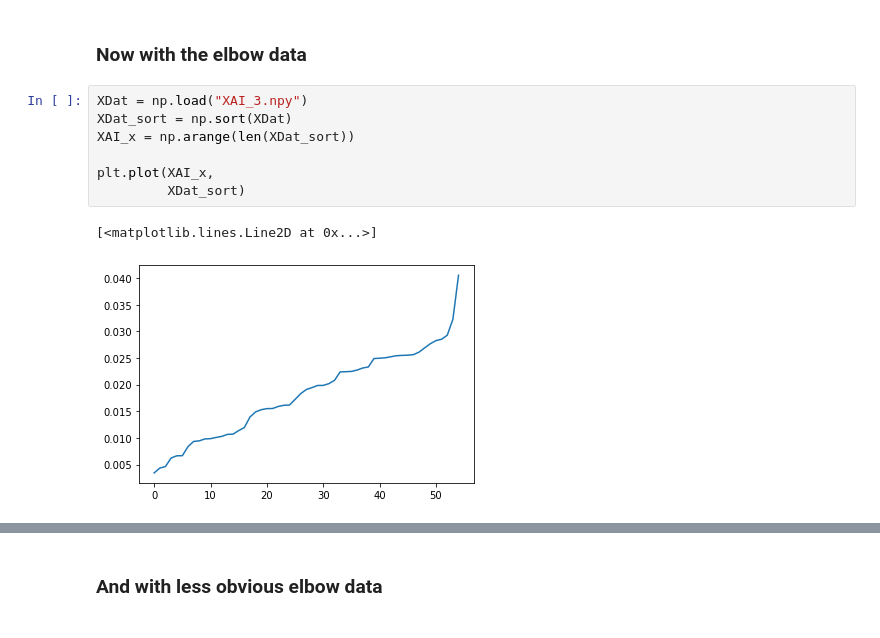
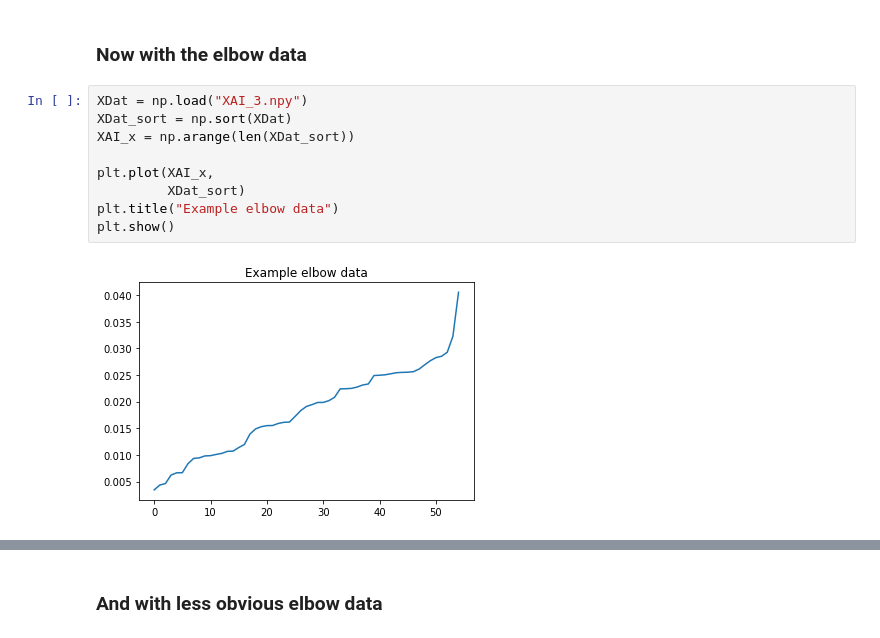
Before and after one commit to TobiasW1891/Finance, a Jupyter notebook: antiCPy for XAI Finance Relevances.ipynb, the cells around one changed output, grey strips where cells are left out. Saved outputs shown, nothing was run; the diff lists cells and outputs as text.

```diff
--- a/antiCPy for XAI Finance Relevances.ipynb
+++ b/antiCPy for XAI Finance Relevances.ipynb
@@ -149,12 +151,13 @@ Text(0.5, 1.0, 'Distribution of the Change Point')
 # %%
 XDat = np.load("XAI_3.npy")
 XDat_sort = np.sort(XDat)
 XAI_x = np.arange(len(XDat_sort))
 
 plt.plot(XAI_x,
          XDat_sort)
+plt.title("Example elbow data")
+plt.show()
 # %% [output]
-[<matplotlib.lines.Line2D at 0x...>]
-[figure, old version]
+[figure, new version]
 # %%
 CP_XAI = CP_Distribution(XAI_x,XDat_sort,1)
```
Also changed, not shown: parts of 7 cells of this notebook.
